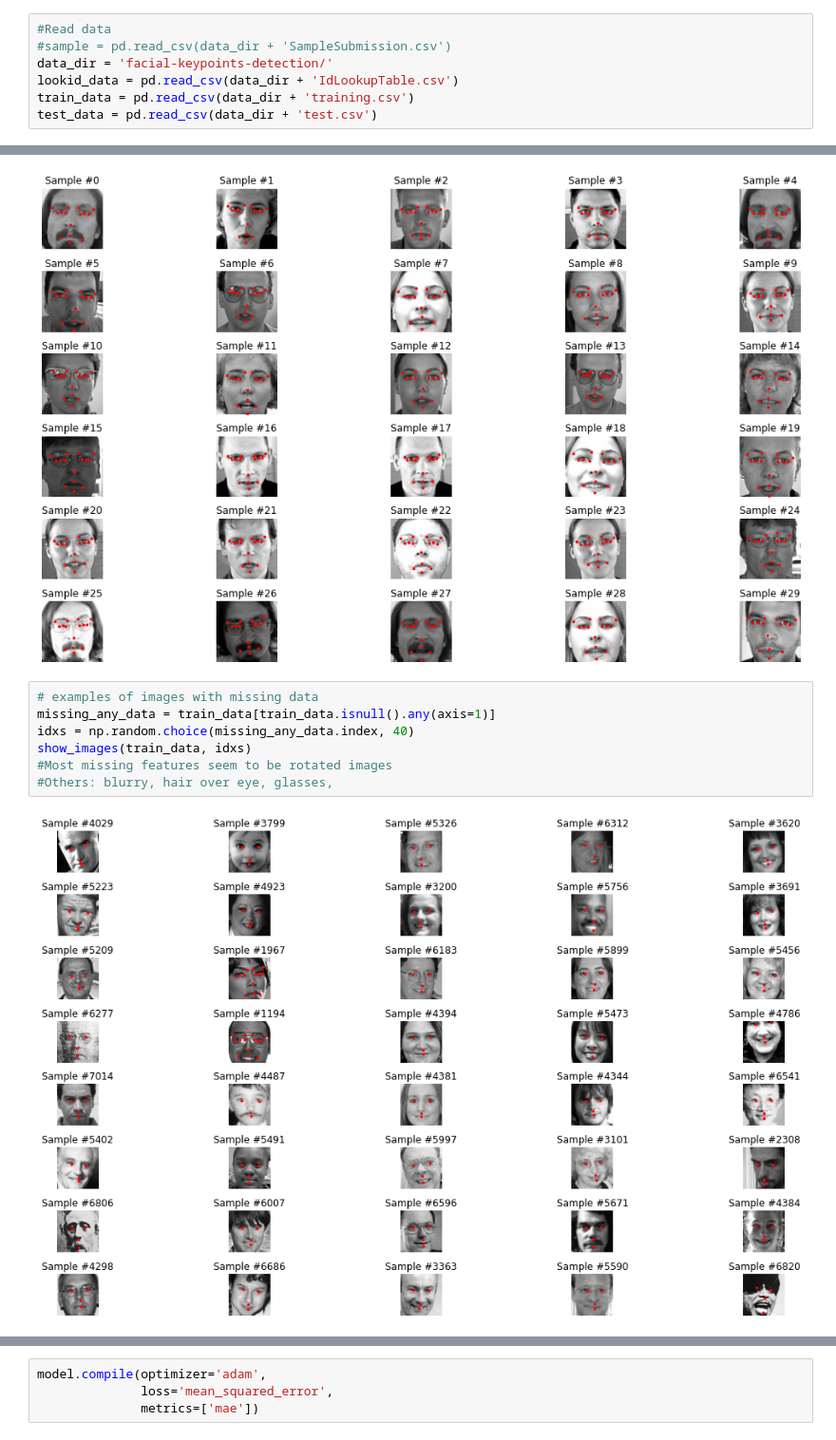
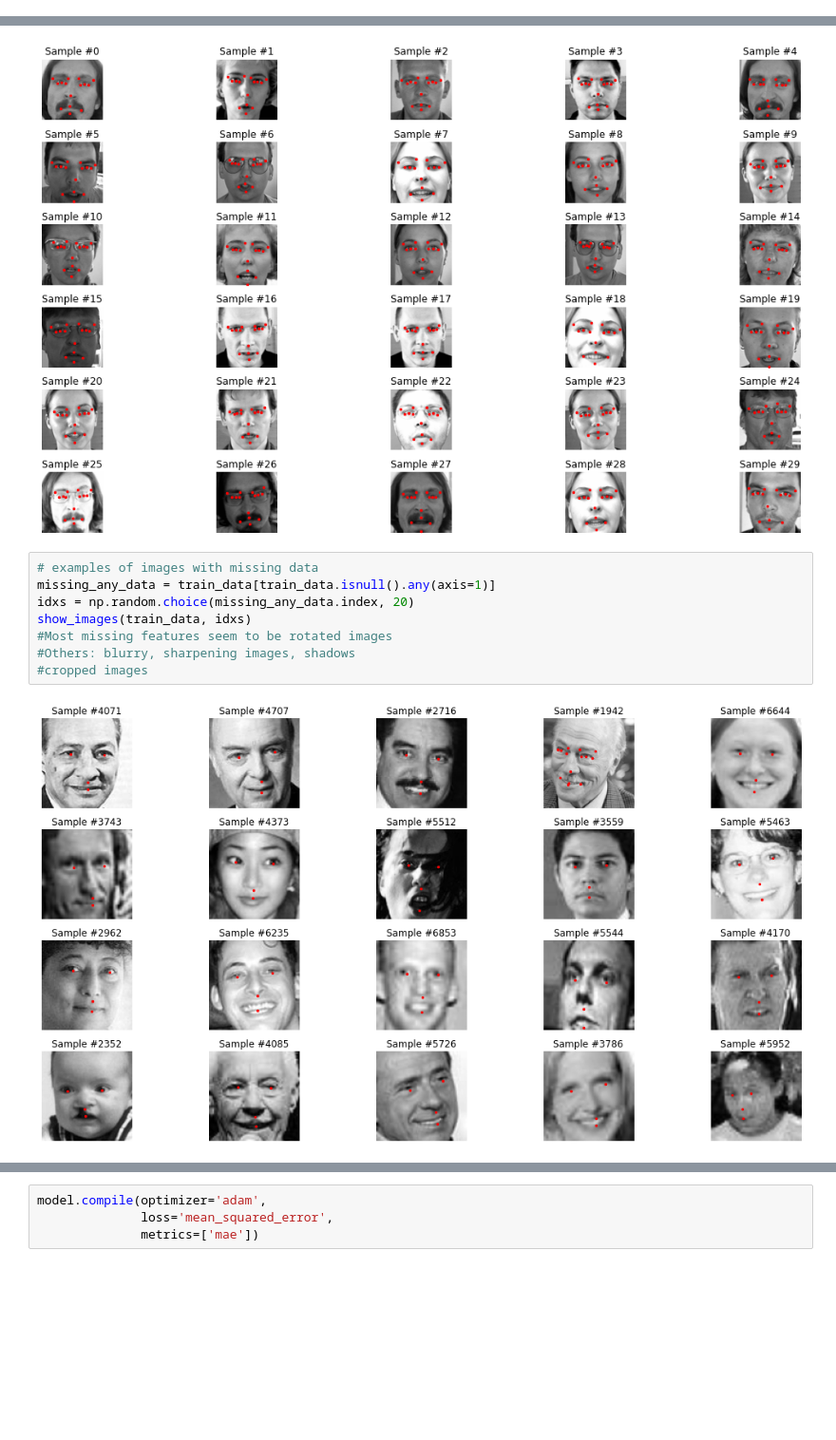
Before and after one commit to jorgeah92/Facial_Keypoints_Detection, a Jupyter notebook: pr_facial_eda_baseline_cnn.ipynb, the cells around one changed output, grey strips where cells are left out. Shown at 95% size. Saved outputs shown, nothing was run; the diff lists cells and outputs as text; blank space fills up the shorter version.

```diff
--- a/pr_facial_eda_baseline_cnn.ipynb
+++ b/pr_facial_eda_baseline_cnn.ipynb
@@ -16,7 +0,0 @@ from tensorflow.keras.applications.resnet50 import preprocess_input
-# %%
-#Read data
-#sample = pd.read_csv(data_dir + 'SampleSubmission.csv')
-data_dir = 'facial-keypoints-detection/'
-lookid_data = pd.read_csv(data_dir + 'IdLookupTable.csv')
-train_data = pd.read_csv(data_dir + 'training.csv')
-test_data = pd.read_csv(data_dir + 'test.csv')
@@ -159,9 +60,10 @@ show_images(train_data, range(30))
 # %%
 # examples of images with missing data
 missing_any_data = train_data[train_data.isnull().any(axis=1)]
-idxs = np.random.choice(missing_any_data.index, 40)
+idxs = np.random.choice(missing_any_data.index, 20)
 show_images(train_data, idxs)
 #Most missing features seem to be rotated images
-#Others: blurry, hair over eye, glasses,
+#Others: blurry, sharpening images, shadows
+#cropped images
 # %% [output]
-[figure, old version]
+[figure, new version]
```
Also changed, not shown: parts of 25 cells of this notebook.
